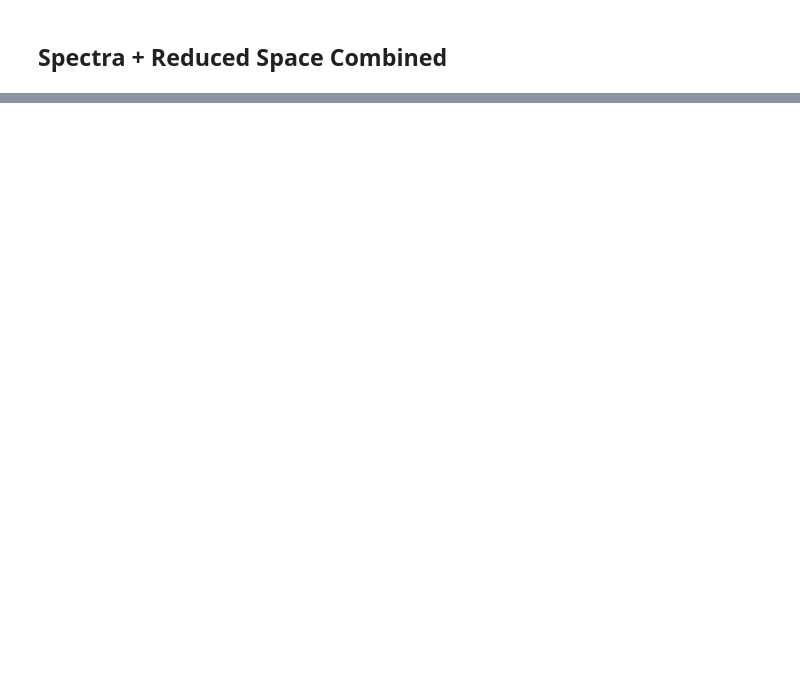
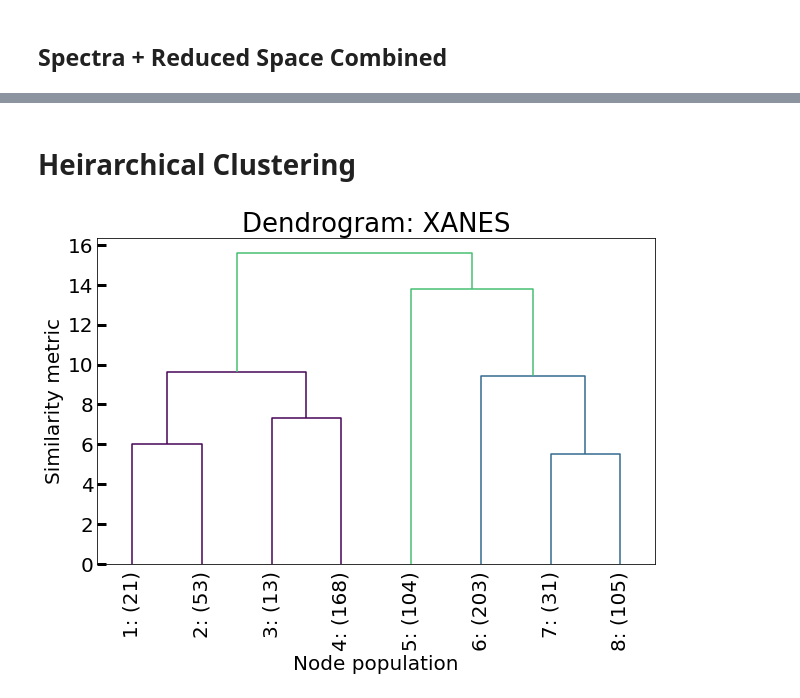
Before and after one commit to Seidler-Lab/Phosphorus-ML-Project, a Jupyter notebook: Data_Analysis_Sam.ipynb, the cells around one changed output, grey strips where cells are left out. Drawn from its saved outputs; the diff is of its cells as text; code cells hidden in the pictures; blank space fills up the shorter version.

Commit message:
added agglomerative clustering analysis

```diff
--- a/Data_Analysis_Sam.ipynb
+++ b/Data_Analysis_Sam.ipynb
@@ -381,0 +435,5 @@ linecursor.connect("add", highlight_dot)
+# %% [markdown]
+# Heirarchical Clustering
+# %%
+Z = linkage(XANES, method='ward')
+# Z = linkage(XES, method='weighted', metric='cosine')
@@ -381,0 +443,26 @@ linecursor.connect("add", highlight_dot)
+# %%
+p = 8
+R = dendrogram(Z, truncate_mode='lastp', p=p, no_plot=True)
+labels = np.arange(1,p + 1)
+temp = {R["leaves"][ii]:(labels[ii], R["ivl"][ii]) for ii in range(len(R["leaves"]))}
+def llf(xx):
+    return "{}: {}".format(*temp[xx])
+# %%
+fig, ax = plt.subplots(figsize=(10, 6))
+plt.title('Dendrogram: XANES', fontsize=26)
+
+# plot the top levels of the dendrogram
+result = dendrogram(Z, truncate_mode='lastp', p=p,
+                    above_threshold_color=plt.cm.viridis(0.7),
+                    leaf_label_func=llf,
+                    leaf_rotation=90)
+
+ax.tick_params(axis='y',direction='in', width=3, length=9)
+plt.ylabel("Similarity metric", fontsize=20)
+plt.yticks(fontsize=20)
+plt.xlabel("Node population", fontsize=20)
+plt.xticks(fontsize=20)
+
+plt.show()
+# %% [output]
+[figure, added]
```
Also changed, not shown: parts of 18 cells of this notebook.
